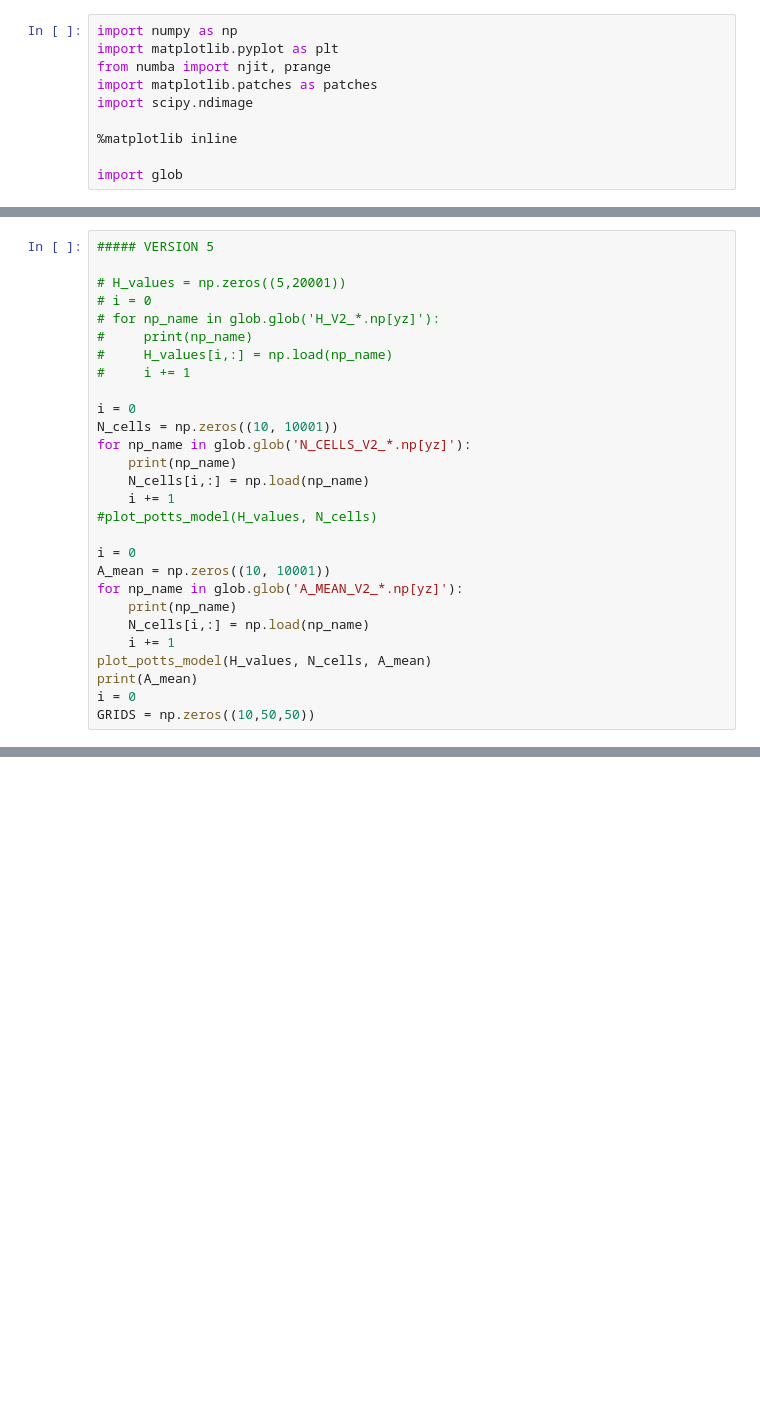
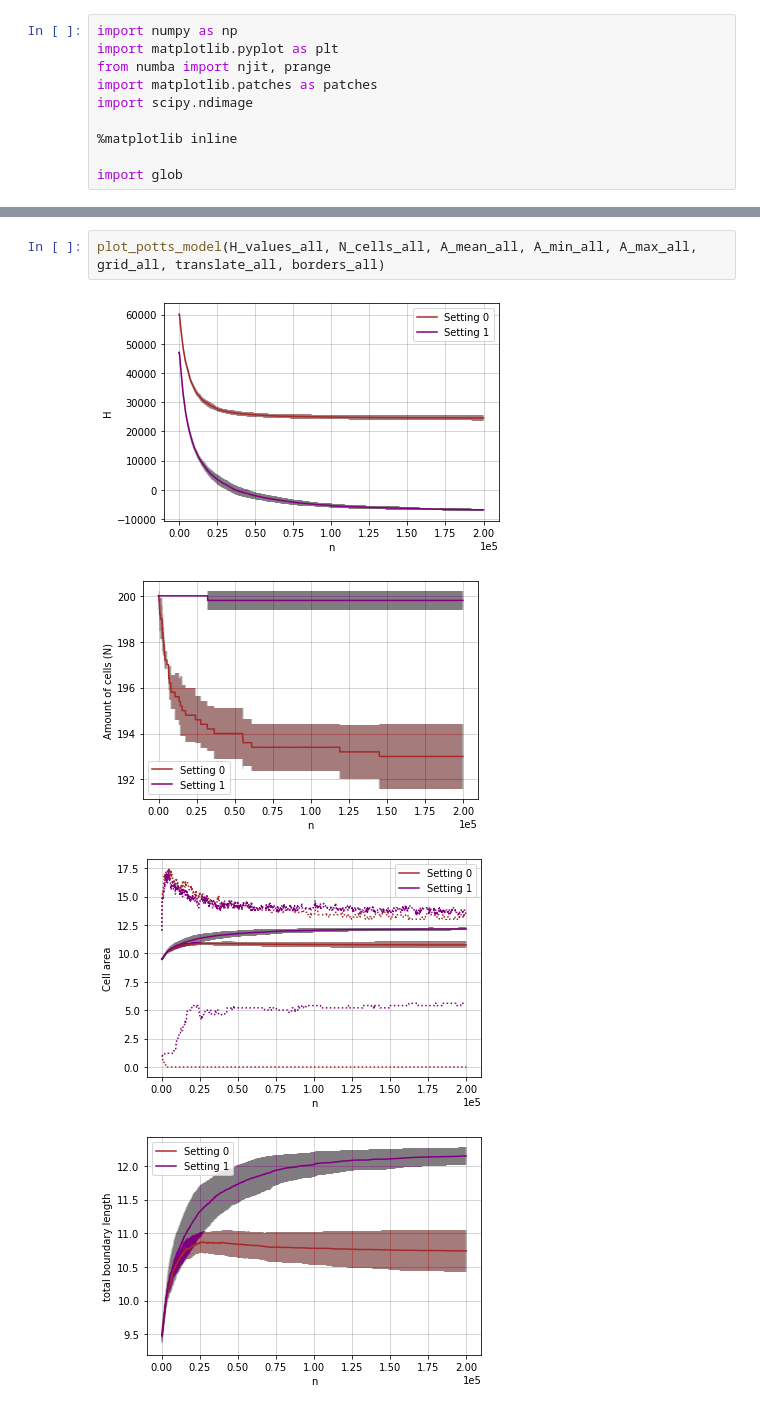
Before and after one commit to hensjiepensjie/computational-biology-4, a Jupyter notebook: ceullar_potts_analysis.ipynb, the cells around one changed output, grey strips where cells are left out. Cells and saved outputs as stored; diff of their text form; blank space fills up the shorter version.

```diff
--- a/ceullar_potts_analysis.ipynb
+++ b/ceullar_potts_analysis.ipynb
@@ -63,28 +103,0 @@ def plot_potts_model(H, N_cells, A_mean):
-# %%
-##### VERSION 5
-
-# H_values = np.zeros((5,20001))
-# i = 0
-# for np_name in glob.glob('H_V2_*.np[yz]'):
-#     print(np_name)
-#     H_values[i,:] = np.load(np_name)
-#     i += 1
-
-i = 0
-N_cells = np.zeros((10, 10001))
-for np_name in glob.glob('N_CELLS_V2_*.np[yz]'):
-    print(np_name)
-    N_cells[i,:] = np.load(np_name)
-    i += 1
-#plot_potts_model(H_values, N_cells)
-
-i = 0
-A_mean = np.zeros((10, 10001))
-for np_name in glob.glob('A_MEAN_V2_*.np[yz]'):
-    print(np_name)
-    N_cells[i,:] = np.load(np_name)
-    i += 1
-plot_potts_model(H_values, N_cells, A_mean)
-print(A_mean)
-i = 0
-GRIDS = np.zeros((10,50,50))
@@ -121,0 +207,7 @@ A_MEAN_V2_9.npy
+# %%
+plot_potts_model(H_values_all, N_cells_all, A_mean_all, A_min_all, A_max_all, grid_all, translate_all, borders_all)
+# %% [output]
+[figure, added]
+[figure, added]
+[figure, added]
+[figure, added]
```
Also changed, not shown: parts of 5 cells of this notebook, 1 other file.
